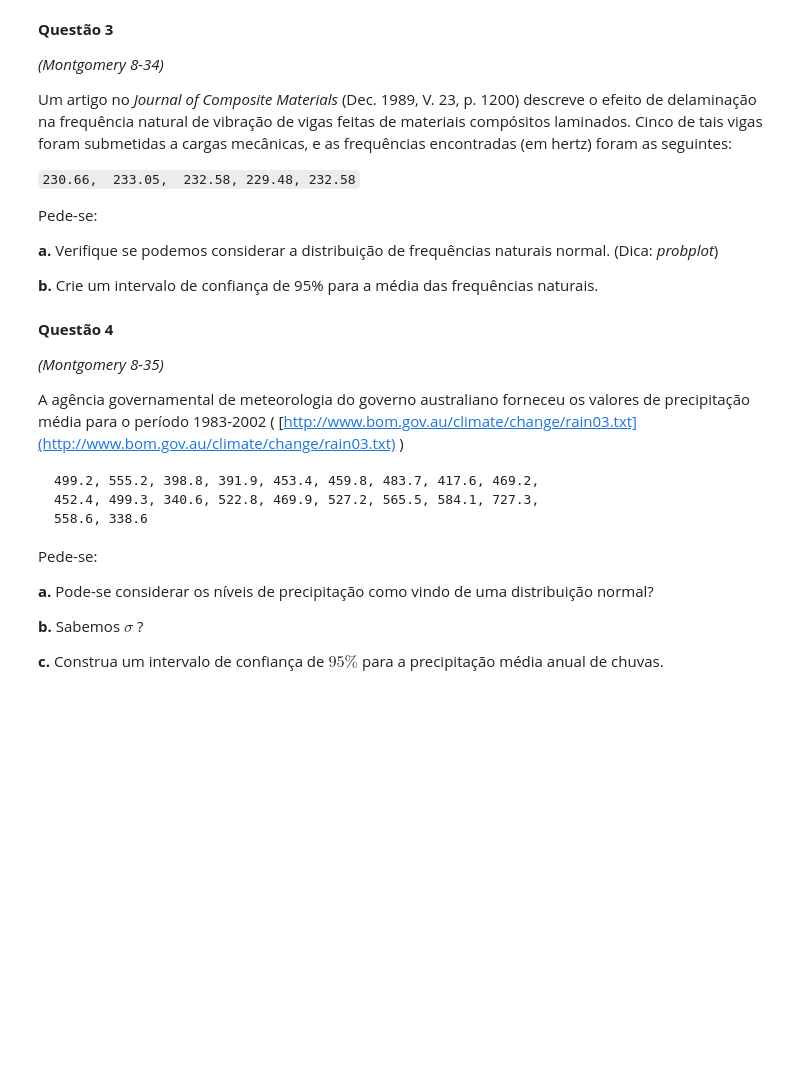
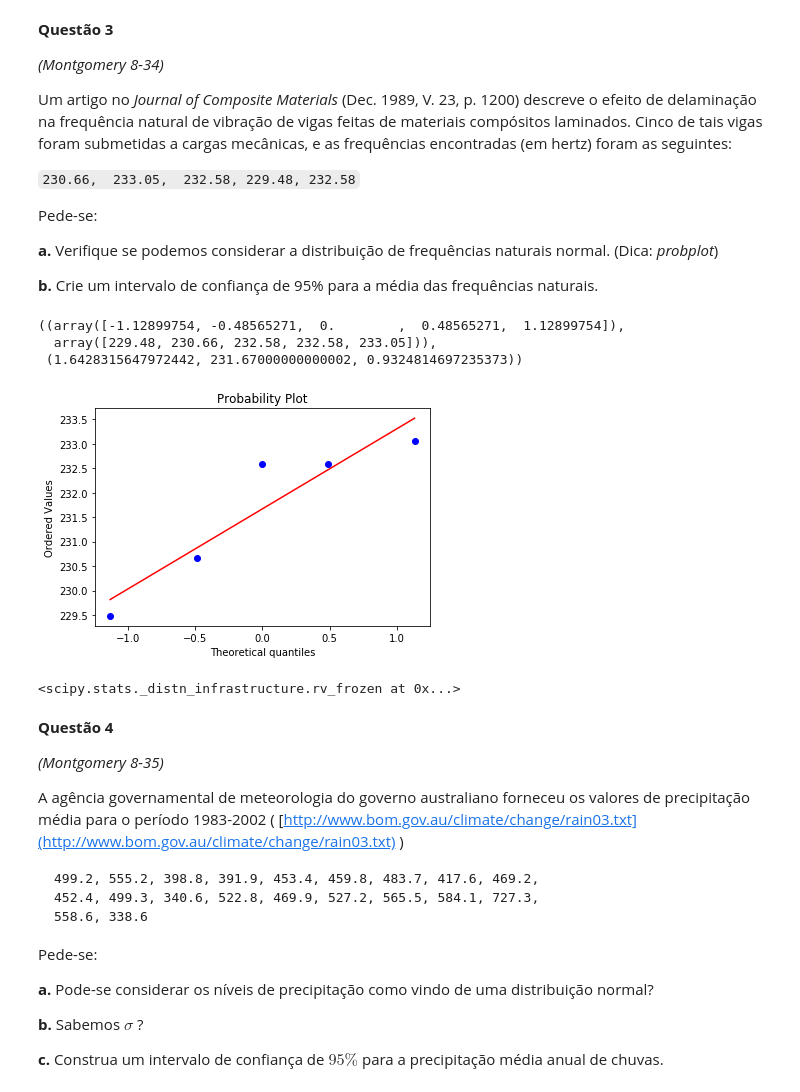
Before and after one commit to Vitoriaao/Vitoria-Bia---CDD, a Jupyter notebook: APS8/APS8.ipynb, the cells around one changed output. Saved outputs shown, nothing was run; the diff lists cells and outputs as text; code cells hidden in the pictures; blank space fills up the shorter version.

```diff
--- a/APS8/APS8.ipynb
+++ b/APS8/APS8.ipynb
@@ -211,6 +323,22 @@ Pede-se:
 **a.** Verifique se podemos considerar a distribuição de frequências naturais normal. (Dica: *probplot*)
 
 **b.** Crie um intervalo de confiança de 95% para a média das frequências naturais.
+# %%
+df = [230.66, 233.05, 232.58, 229.48, 232.58]
+# %%
+probplot(df, dist="norm", plot=plt)
+# %% [output]
+((array([-1.12899754, -0.48565271,  0.        ,  0.48565271,  1.12899754]),
+  array([229.48, 230.66, 232.58, 232.58, 233.05])),
+ (1.6428315647972442, 231.67000000000002, 0.9324814697235373))
+[figure, added]
+# %%
+media = np.mean(df)
+alpha = 0.95
+ci = stats.norm(alpha, media)
+ci
+# %% [output]
+<scipy.stats._distn_infrastructure.rv_frozen at 0x...>
 # %% [markdown]
 **Questão 4**
 
```
Also changed, not shown: parts of 22 cells of this notebook, 1 other file.
